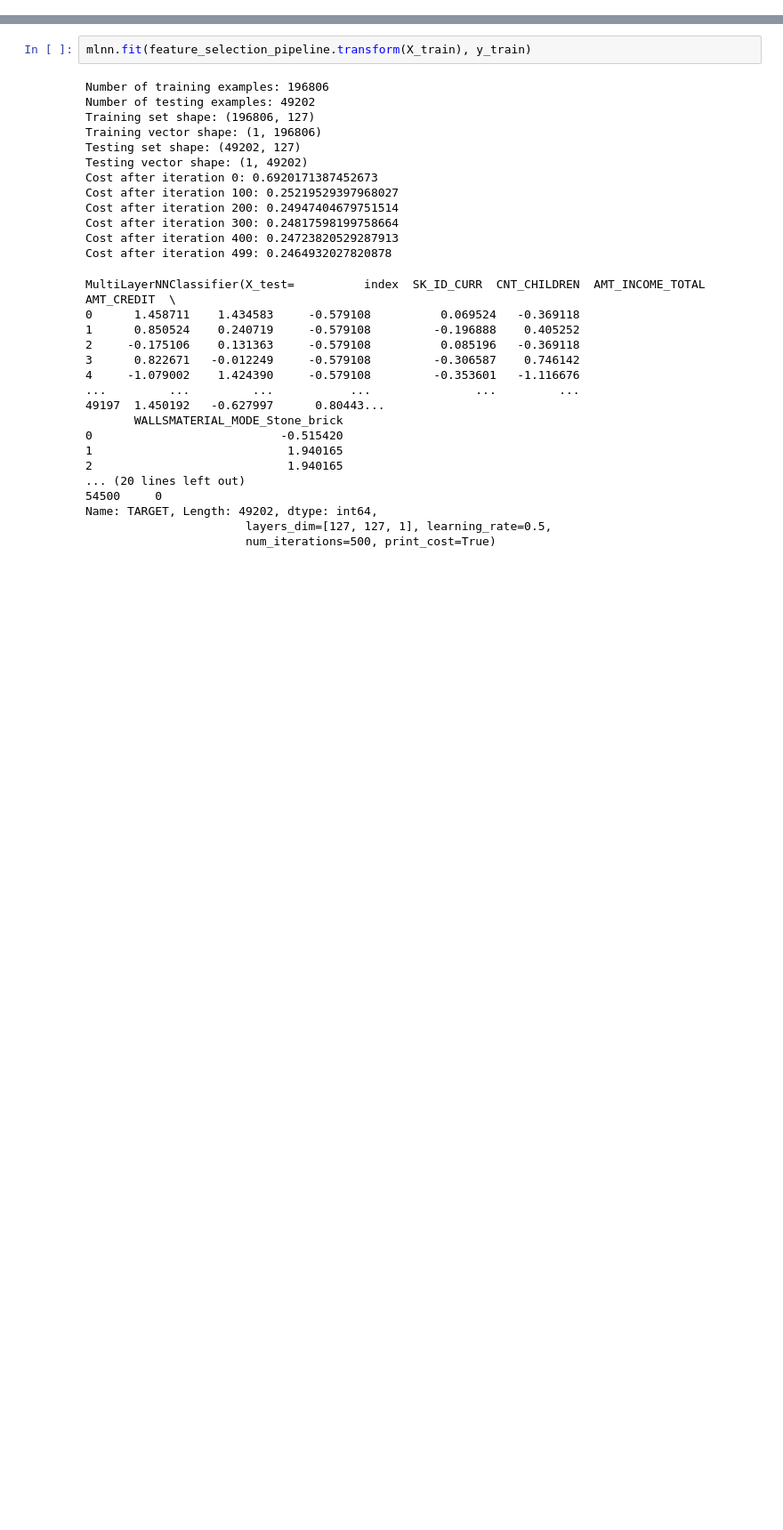
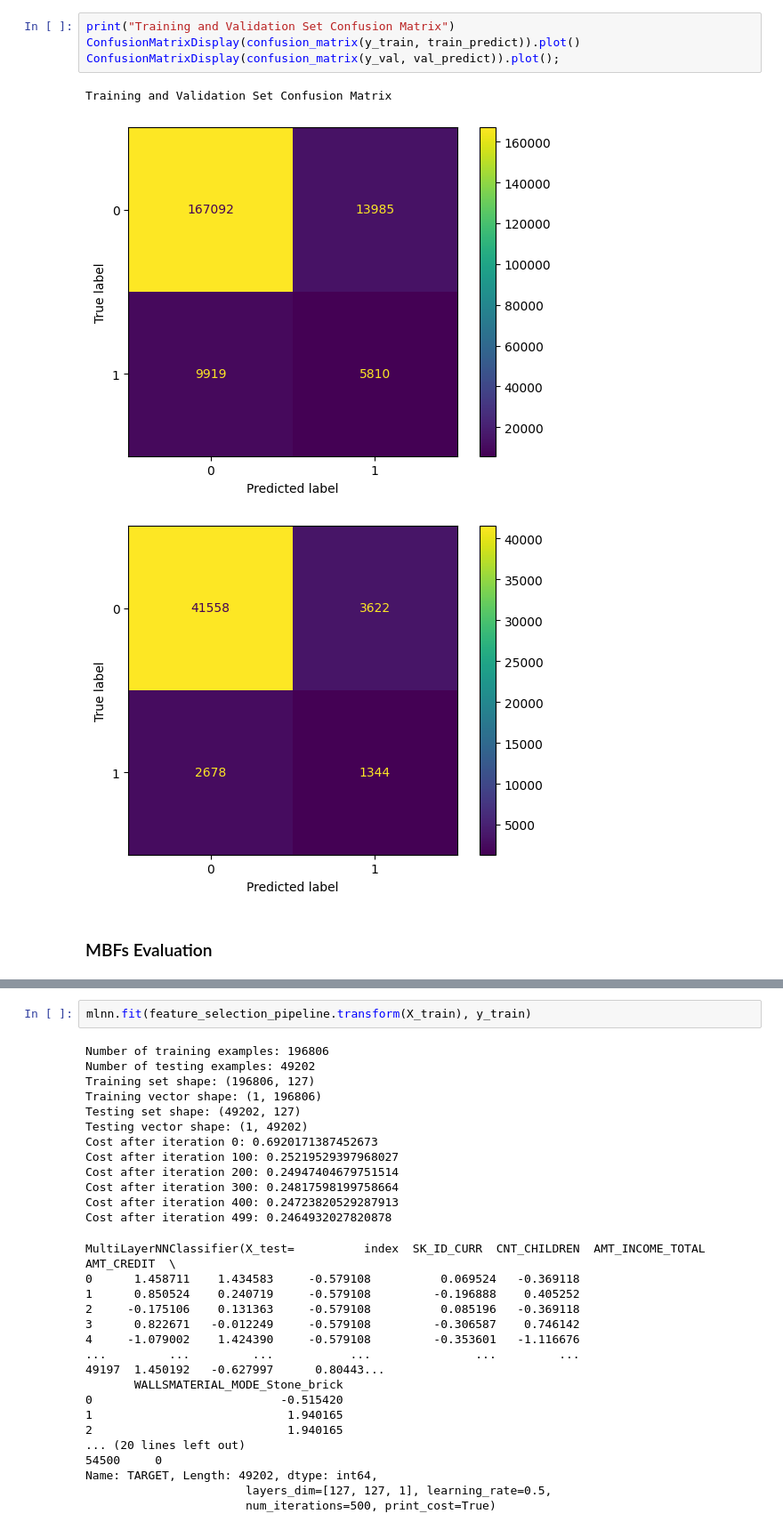
Before and after one commit to jackonedev/pipelines_and_machine_learning, a Jupyter notebook: NN_model.ipynb, the cells around one changed output, grey strips where cells are left out. Shown: that part at 89% size. Cells and saved outputs as stored; diff of their text form; blank space fills up the shorter version.

```diff
--- a/NN_model.ipynb
+++ b/NN_model.ipynb
@@ -1492,0 +300,10 @@ mlnn = MultiLayerNNClassifier(
+# %%
+print("Training and Validation Set Confusion Matrix")
+ConfusionMatrixDisplay(confusion_matrix(y_train, train_predict)).plot()
+ConfusionMatrixDisplay(confusion_matrix(y_val, val_predict)).plot();
+# %% [output]
+Training and Validation Set Confusion Matrix
+[figure, added]
+[figure, added]
+# %% [markdown]
+### MBFs Evaluation
```
Also changed, not shown: parts of 50 cells of this notebook.
